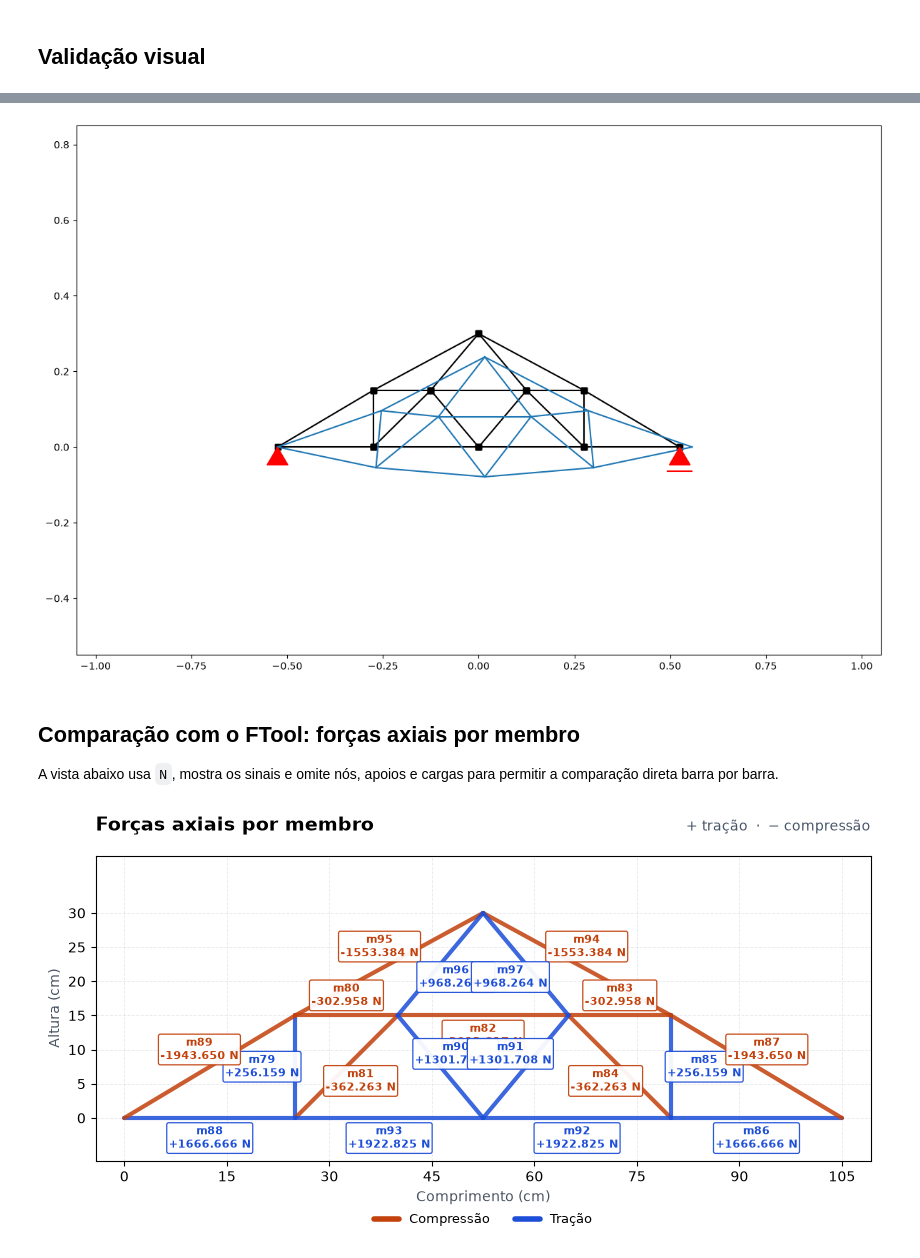
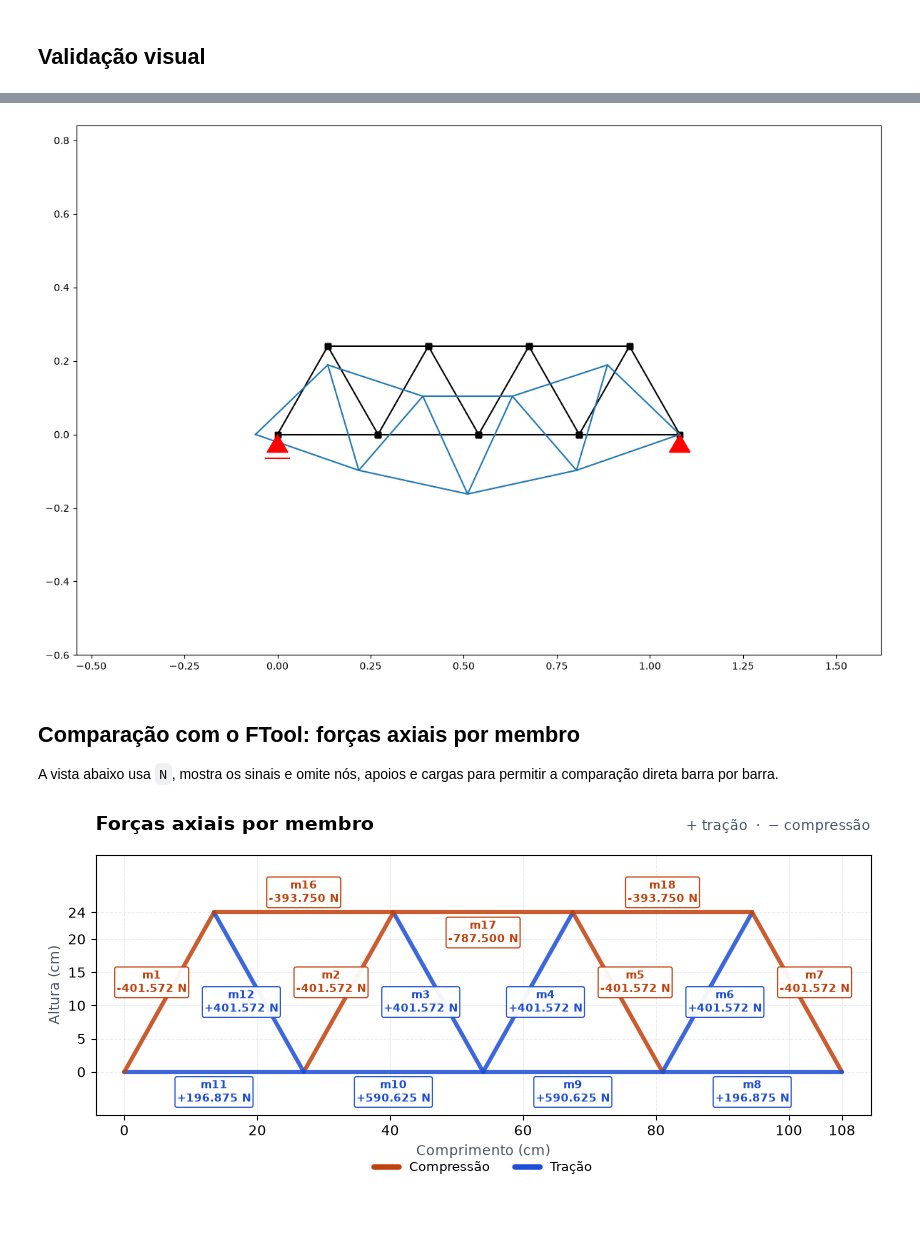
Before and after one commit to aliranTi/ftool-parser-python, a Jupyter notebook: notebook.ipynb, the cells around one changed output, grey strips where cells are left out. Cells and saved outputs as stored; diff of their text form; code cells hidden in the pictures; blank space fills up the shorter version.

```diff
--- a/notebook.ipynb
+++ b/notebook.ipynb
@@ -55,37 +66,40 @@ expected_models = {
         "pinned": (-0.525, 0.0), "roller": (0.525, 0.0),
         "loaded": (0.0, 0.0), "load_fy": -2_000.0,
     },
+    "ponte_4.ftl": {
+        "dimensions": 0, "nodes": 9, "members": 15,
+        "pinned": (1.08, 0.0), "roller": (0.0, 0.0),
+        "loaded": (0.54, 0.0), "load_fy": -700.0,
+    },
 }
 
 for name, model in models.items():
     expected = expected_models[name]
 
     assert len(model.materials) == 1
-    assert len(model.sections) == 2
+    assert len(model.sections) == (1 if name == "ponte_4.ftl" else 2)
     assert len(model.point_loads) == 1
     assert len(model.dimensions) == expected["dimensions"]
     assert len(model.nodes) == expected["nodes"]
     assert len(model.members) == expected["members"]
 
     material = model.materials[0]
-    assert material.name == "palito"
-    assert isclose(material.elasticity, 7.35e9)
+    is_four = name == "ponte_4.ftl"
+    assert material.name == ("madeira" if is_four else "palito")
+    assert isclose(material.elasticity, 13e9 if is_four else 7.35e9)
     assert isclose(material.weight, 10_000.0)
-
-    assert [section.name for section in model.sections] == ["PALITO", "palito"]
-    assert isclose(model.sections[0].area, 0.00784)
-    assert isclose(model.sections[0].inertia, 0.0)
-    assert isclose(model.sections[1].inertia, 0.00185)
-    assert isclose(model.sections[0].width, 0.00784)
-    assert isclose(model.sections[0].thickness, 0.0)
-    assert isclose(model.sections[1].width, 0.00784)
-    assert isclose(model.sections[1].thickness, 0.00185)
+    expected_sections = [(0.00194, 0.00858)] if is_four else [(0.00784, 0.0), (0.00784, 0.00185)]
+    for section, (width, thickness) in zip(model.sections, expected_sections):
+        assert isclose(section.width, width)
+        assert isclose(section.thickness, thickness)
+        assert isclose(section.area, width * thickness)
+        assert isclose(section.inertia, width * thickness**3 / 12)
 
     node_ids = {node.id for node in model.nodes}
     assert all(member.length > 0 for member in model.members)
     assert all(member.start_node_id in node_ids for member in model.members)
     assert all(member.end_node_id in node_ids for member in model.members)
-    assert all(member.material_name == "palito" for member in model.members)
+    assert all(member.material_name == material.name for member in model.members)
     assert all(member.section_name in {"PALITO", "palito"} for member in model.members)
     assert all(state in (0, 1, 2) for node in model.nodes for state in (node.support.ux, node.support.uy, node.support.rz))
 
@@ -349,32 +366,32 @@ ponte_3.ftl
 # %%
-analysis = analyses["ponte_3.ftl"]
+analysis = analyses[SELECTED_BRIDGE]
 
 plot_anastruct_result(analysis, "displacement", verbosity=0)
 # %% [output]
-[figure, old version]
+[figure, new version]
 # %% [markdown]
 ## Comparação com o FTool: forças axiais por membro
 
 A vista abaixo usa `N`, mostra os sinais e omite nós, apoios e cargas para permitir a comparação direta barra por barra.
 # %%
 axial_figure = plot_axial_forces(
-    models["ponte_3.ftl"],
-    analyses["ponte_3.ftl"],
+    models[SELECTED_BRIDGE],
+    analyses[SELECTED_BRIDGE],
     show=False,
     force_unit="N",
     length_unit="cm",
     decimals=3,
 )
 axial_axis = axial_figure.axes[0]
 axial_labels = [
     text.get_text()
     for text in axial_axis.texts
     if text.get_text().startswith("m")
 ]
-assert len(axial_axis.lines) == len(models["ponte_3.ftl"].members)
-assert len(axial_labels) == len(models["ponte_3.ftl"].members)
+assert len(axial_axis.lines) == len(models[SELECTED_BRIDGE].members)
+assert len(axial_labels) == len(models[SELECTED_BRIDGE].members)
 assert all("N" in label for label in axial_labels)
 assert len(axial_axis.patches) == 0
 _ = axial_figure
 # %% [output]
-[figure, old version]
+[figure, new version]
```
Also changed, not shown: parts of 7 cells of this notebook, 5 other files.
